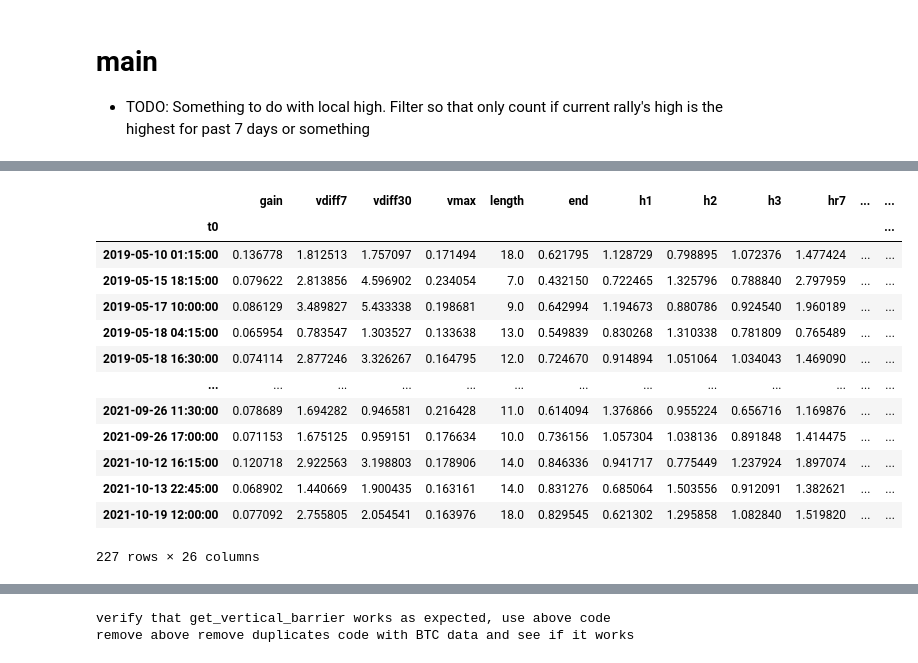
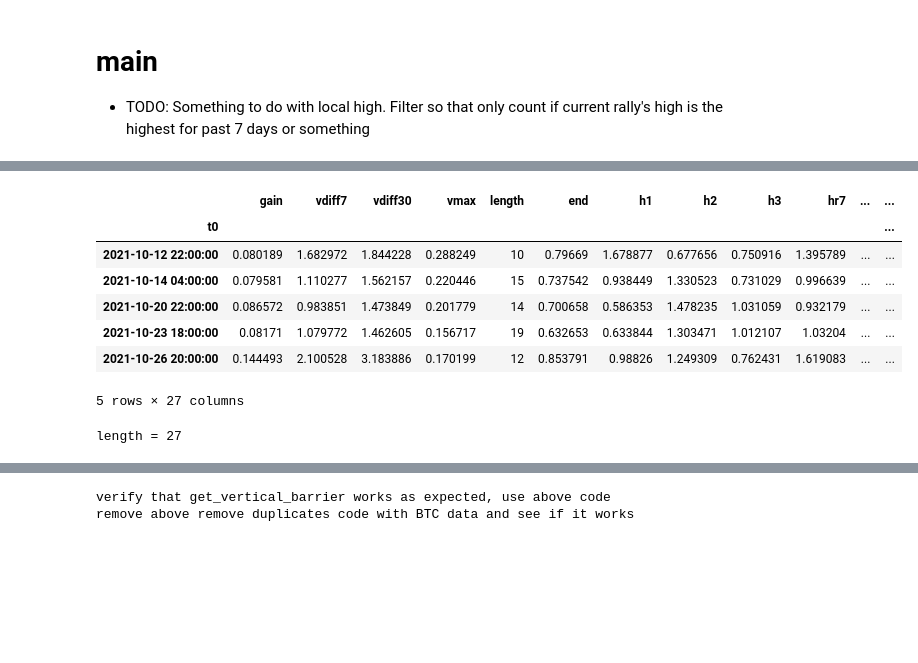
Before and after one commit to sunnymnie/chart-visualizer, a Jupyter notebook: main.ipynb, the cells around one changed output, grey strips where cells are left out. Saved outputs shown, nothing was run; the diff lists cells and outputs as text; code cells hidden in the pictures; blank space fills up the shorter version.

```diff
--- a/main.ipynb
+++ b/main.ipynb
@@ -17,7 +17,12 @@ import seaborn as sns
 import metalabeller as ml
 import ta
 # %%
-df = dl.get_working_data("ATOMUSDT")
+# df = dl.get_working_data("BTCUSDT")
+
+df = dl.get_working_data("ATOMUSDT", span="h")
+# df = dl.get_working_data("HNTUSDT", span="h")
+# df = dl.get_working_data("ADAUSDT", span="h")
+
 # df = dl.get_working_data("DOTUSDT")
 # df = dl.get_working_data("DOGEUSDT")
 # df = dl.get_working_data("ADAUSDT")
@@ -32,7 +37,7 @@ df.dropna(inplace=True)
 t0 = df[(df.macd<0) & (df.macd_past>0)].index
 tn1 = df[(df.macd>0) & (df.macd_past<0)].index
 # %%
-def get_base_macd_events(df, tn1, t0, mlen=3, stdev=2):
+def get_base_macd_events(df, tn1, t0, mlen=3, stdev=1):
     """
     returns all macd events satisfying criteria:
     - length > mlen
@@ -64,6 +69,6 @@ def get_base_macd_events(df, tn1, t0, mlen=3, stdev=2):
 import time
 # %%
 t = time.time()
-result_ = get_base_macd_events(df, tn1, t0, mlen=3, stdev=2)
+result_ = get_base_macd_events(df, tn1, t0, mlen=3, stdev=1)
 time.time()-t
 # %% [output]
@@ -113,10 +123,14 @@ def get_macd_events(df, events, min_length=3):
     - cr1: mean close of bars for first 1/3 of leg / mean height of bars for entire leg
     - cr2: mean close of bars for 1/3-2/3 of leg / mean height of bars for entire leg
     - cr3: mean close of bars for 2/3 of leg to end / mean height of bars for entire leg
+    - macd: highest macd value
+    - macd_avg: average macd value
+    - md1/7: momentum divergence for past 1/7 days
+    - dm1/7: downward momentum for past 1/7 days
     """
     stats = ["gain", "vdiff7", "vdiff30", "vmax", "length", "end", "h1", "h2", "h3", "hr7", "hr30",
              "v0", "v1", "cr", "cr7", "cr30", "cr1", "cr2", "cr3",
-             "macd", "macd_avg", "md1", "md7", "dm1", "dm7", "trend"]
+             "macd", "macd_avg", "md1", "md7", "dm1", "dm7", "trend", "lh"]
     result = pd.DataFrame(np.nan, index=events.t0, columns=stats)
 
     for i in range(len(events)):
@@ -147,6 +161,7 @@ def get_macd_events(df, events, min_length=3):
         row["dm1"] = -min(df_1.macd)/max(df_.macd) #downward momentum
         row["dm7"] = -min(df_7.macd)/max(df_.macd)
         row["trend"] = sum(df_7.ema_diff)/(df_7.shape[0]*df_.iloc[0].close)
+        row["lh"] = max(df_.high) == max(df_7.high)
 
         result.iloc[i] = row
     return result.dropna()
@@ -194,22 +209,23 @@ def get_triple_close_relative(df):
 # %%
 events_ = get_macd_events(df, result_, min_length=3)
 # %%
-events_
+events_.tail()
 # %% [output]
 |  | gain | vdiff7 | vdiff30 | vmax | length | end | h1 | h2 | h3 | hr7 | ... | ... |
 | t0 |  |  |  |  |  |  |  |  |  |  |  | ... |
-| 2019-05-10 01:15:00 | 0.136778 | 1.812513 | 1.757097 | 0.171494 | 18.0 | 0.621795 | 1.128729 | 0.798895 | 1.072376 | 1.477424 | ... | ... |
-| 2019-05-15 18:15:00 | 0.079622 | 2.813856 | 4.596902 | 0.234054 | 7.0 | 0.432150 | 0.722465 | 1.325796 | 0.788840 | 2.797959 | ... | ... |
-| 2019-05-17 10:00:00 | 0.086129 | 3.489827 | 5.433338 | 0.198681 | 9.0 | 0.642994 | 1.194673 | 0.880786 | 0.924540 | 1.960189 | ... | ... |
-| 2019-05-18 04:15:00 | 0.065954 | 0.783547 | 1.303527 | 0.133638 | 13.0 | 0.549839 | 0.830268 | 1.310338 | 0.781809 | 0.765489 | ... | ... |
-| 2019-05-18 16:30:00 | 0.074114 | 2.877246 | 3.326267 | 0.164795 | 12.0 | 0.724670 | 0.914894 | 1.051064 | 1.034043 | 1.469090 | ... | ... |
-| ... | ... | ... | ... | ... | ... | ... | ... | ... | ... | ... | ... | ... |
-| 2021-09-26 11:30:00 | 0.078689 | 1.694282 | 0.946581 | 0.216428 | 11.0 | 0.614094 | 1.376866 | 0.955224 | 0.656716 | 1.169876 | ... | ... |
-| 2021-09-26 17:00:00 | 0.071153 | 1.675125 | 0.959151 | 0.176634 | 10.0 | 0.736156 | 1.057304 | 1.038136 | 0.891848 | 1.414475 | ... | ... |
-| 2021-10-12 16:15:00 | 0.120718 | 2.922563 | 3.198803 | 0.178906 | 14.0 | 0.846336 | 0.941717 | 0.775449 | 1.237924 | 1.897074 | ... | ... |
-| 2021-10-13 22:45:00 | 0.068902 | 1.440669 | 1.900435 | 0.163161 | 14.0 | 0.831276 | 0.685064 | 1.503556 | 0.912091 | 1.382621 | ... | ... |
-| 2021-10-19 12:00:00 | 0.077092 | 2.755805 | 2.054541 | 0.163976 | 18.0 | 0.829545 | 0.621302 | 1.295858 | 1.082840 | 1.519820 | ... | ... |
+| 2021-10-12 22:00:00 | 0.080189 | 1.682972 | 1.844228 | 0.288249 | 10 | 0.79669 | 1.678877 | 0.677656 | 0.750916 | 1.395789 | ... | ... |
+| 2021-10-14 04:00:00 | 0.079581 | 1.110277 | 1.562157 | 0.220446 | 15 | 0.737542 | 0.938449 | 1.330523 | 0.731029 | 0.996639 | ... | ... |
+| 2021-10-20 22:00:00 | 0.086572 | 0.983851 | 1.473849 | 0.201779 | 14 | 0.700658 | 0.586353 | 1.478235 | 1.031059 | 0.932179 | ... | ... |
+| 2021-10-23 18:00:00 | 0.08171 | 1.079772 | 1.462605 | 0.156717 | 19 | 0.632653 | 0.633844 | 1.303471 | 1.012107 | 1.03204 | ... | ... |
+| 2021-10-26 20:00:00 | 0.144493 | 2.100528 | 3.183886 | 0.170199 | 12 | 0.853791 | 0.98826 | 1.249309 | 0.762431 | 1.619083 | ... | ... |
-227 rows × 26 columns
+5 rows × 27 columns
 # %%
 events = events_[events_.trend>0]
+events = events[events.lh]
+# events = events[events.cr7<np.mean(events.cr7)-np.std(events.cr7)]
+events = events[events.md7==1.0]
+events.drop(["lh"], axis=1, inplace=True)
+print(f"length = {events.shape[0]}")
+# %% [output]
+length = 27
 # %%
```
Also changed, not shown: parts of 39 cells of this notebook, 3 other files.
